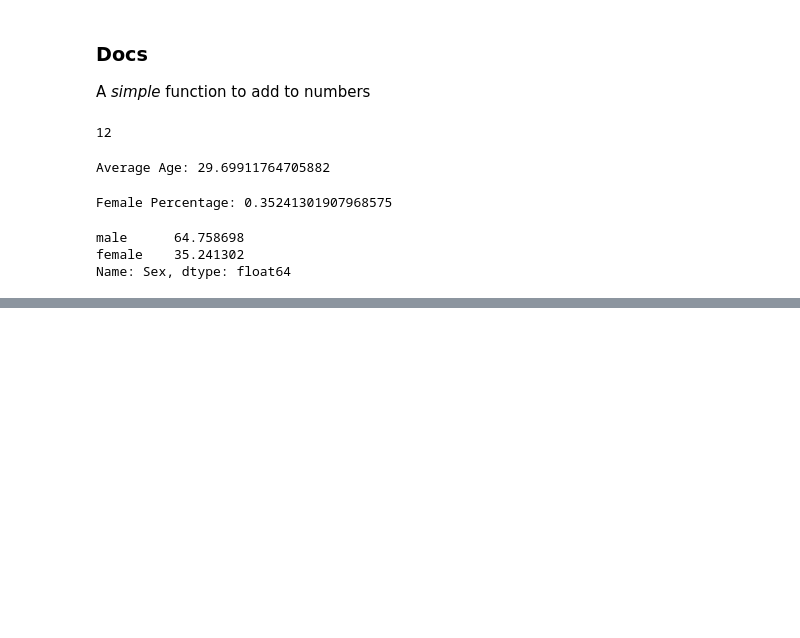
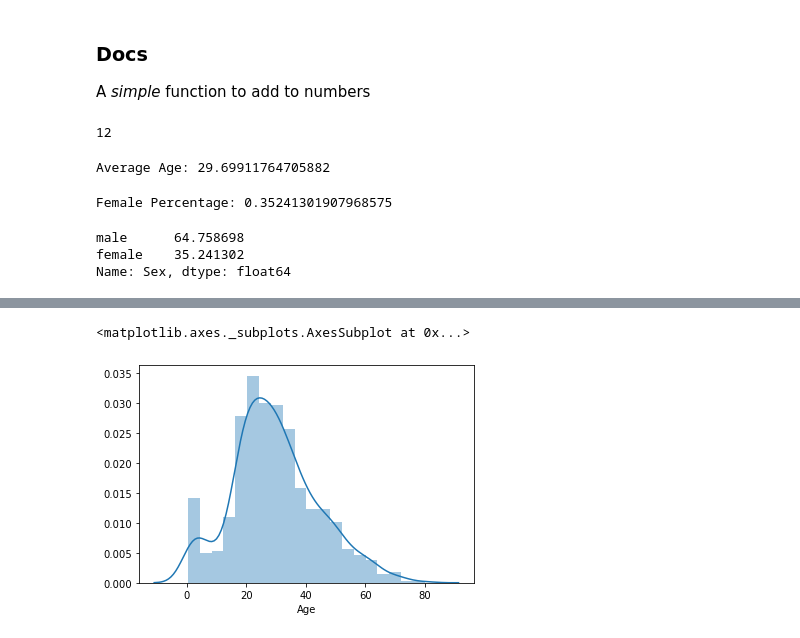
Before and after one commit to Pondorasti/QL-1.1, a Jupyter notebook: Class Work/HelloWorld/titanic.ipynb, the cells around one changed output, grey strips where cells are left out. Saved outputs shown, nothing was run; the diff lists cells and outputs as text; code cells hidden in the pictures; blank space fills up the shorter version.

```diff
--- a/Class Work/HelloWorld/titanic.ipynb
+++ b/Class Work/HelloWorld/titanic.ipynb
@@ -42,0 +52,7 @@ Name: Sex, dtype: float64
+# %%
+import seaborn as sbs
+
+sbs.distplot(ls_age, kde=True, hist="True")
+# %% [output]
+<matplotlib.axes._subplots.AxesSubplot at 0x...>
+[figure, added]
```
Also changed, not shown: parts of 1 cell of this notebook, 4 other files.
